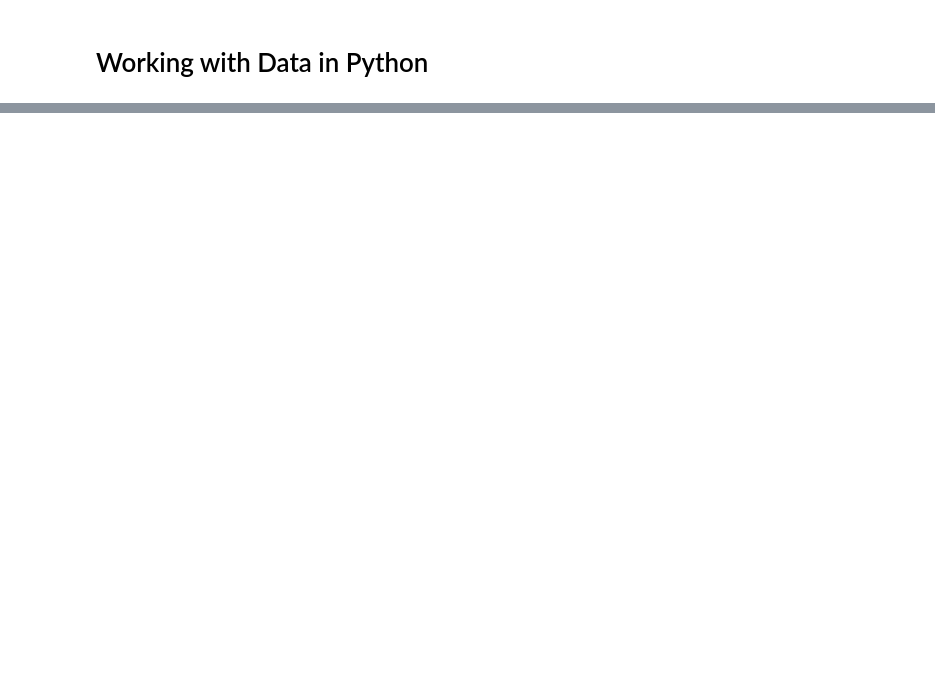
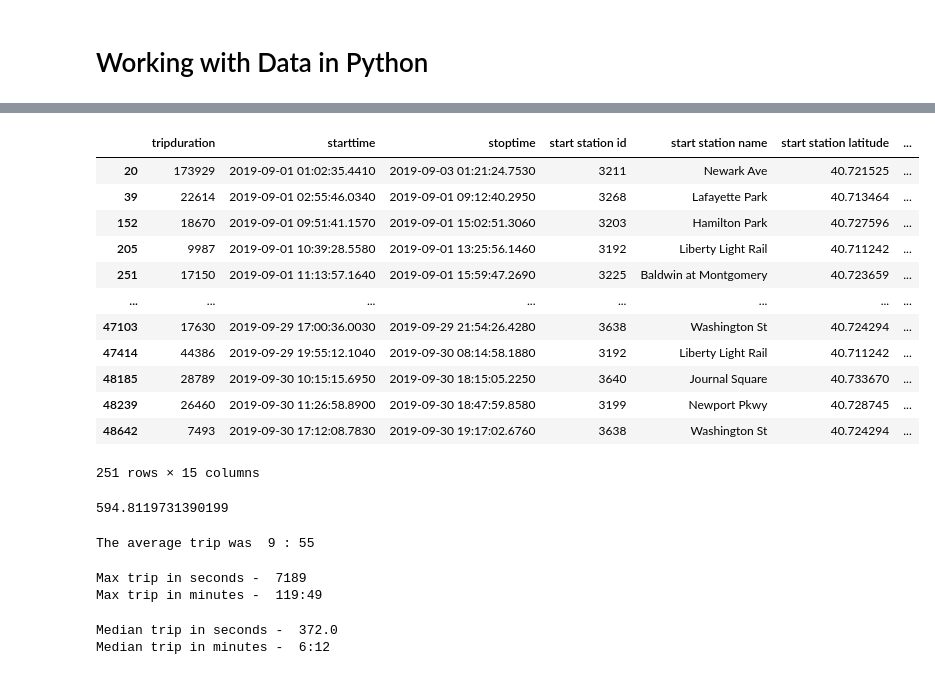
Before and after one commit to nickxscott/INFO658, a Jupyter notebook: notebooks/claudeSandbox/workingwithdata.ipynb, the cells around one changed output, grey strips where cells are left out. Saved outputs shown, nothing was run; the diff lists cells and outputs as text; code cells hidden in the pictures; blank space fills up the shorter version.

```diff
--- a/notebooks/claudeSandbox/workingwithdata.ipynb
+++ b/notebooks/claudeSandbox/workingwithdata.ipynb
@@ -63,0 +139,33 @@ download_url
+# %%
+#great! bikeid is now being read as a string (or "object" in pandas parlance).
+
+#something else we might want to do with our dataframe is to sort it. We notice there's a column for trip duration. This is the length of the trip in seconds. Perhaps we want to sort
+#our dataframe starting with the longest trip to the shortest. We can do this using the sort_values() method and selecting a column. The default behavior of this method is to sort
+#in ascending order (smallest to largest), so to do the opposite we need to add the argument "ascending=False". Let's view the top 10 longest rides for this month
+
+df.sort_values(by='tripduration', ascending=False).head(10)
+
+#wow!, we have three rides that lasted over a million seconds. Looking at the starttime and stoptime columns, we see that these lasted for several weeks.
+#we're pretty sure people don't ride citibikes for that long, so this was clearly a technical mistake. Perhaps the user didn't dock the bike correctly, or the bike was stolen
+#and never docked. Regardless, we should remove these values from our dataset before moving forward, as we can't do much with them, and these big numbers will throw off any
+#analysis that we try to do. Maybe it's a good idea to remove any ride longer than 2 hours. Let's see how many there are in our dataset. To find these, we'll first claculate
+#the number of seconds in 4 hours, then find these values using the .loc[] method.
+
+four_hours=2*60*60
+four_hours
+
+df.loc[df.tripduration>=four_hours]
+# %% [output]
+|  | tripduration | starttime | stoptime | start station id | start station name | start station latitude | ... |
+| 20 | 173929 | 2019-09-01 01:02:35.4410 | 2019-09-03 01:21:24.7530 | 3211 | Newark Ave | 40.721525 | ... |
+| 39 | 22614 | 2019-09-01 02:55:46.0340 | 2019-09-01 09:12:40.2950 | 3268 | Lafayette Park | 40.713464 | ... |
+| 152 | 18670 | 2019-09-01 09:51:41.1570 | 2019-09-01 15:02:51.3060 | 3203 | Hamilton Park | 40.727596 | ... |
+| 205 | 9987 | 2019-09-01 10:39:28.5580 | 2019-09-01 13:25:56.1460 | 3192 | Liberty Light Rail | 40.711242 | ... |
+| 251 | 17150 | 2019-09-01 11:13:57.1640 | 2019-09-01 15:59:47.2690 | 3225 | Baldwin at Montgomery | 40.723659 | ... |
+| ... | ... | ... | ... | ... | ... | ... | ... |
+| 47103 | 17630 | 2019-09-29 17:00:36.0030 | 2019-09-29 21:54:26.4280 | 3638 | Washington St | 40.724294 | ... |
+| 47414 | 44386 | 2019-09-29 19:55:12.1040 | 2019-09-30 08:14:58.1880 | 3192 | Liberty Light Rail | 40.711242 | ... |
+| 48185 | 28789 | 2019-09-30 10:15:15.6950 | 2019-09-30 18:15:05.2250 | 3640 | Journal Square | 40.733670 | ... |
+| 48239 | 26460 | 2019-09-30 11:26:58.8900 | 2019-09-30 18:47:59.8580 | 3199 | Newport Pkwy | 40.728745 | ... |
+| 48642 | 7493 | 2019-09-30 17:12:08.7830 | 2019-09-30 19:17:02.6760 | 3638 | Washington St | 40.724294 | ... |
+251 rows × 15 columns
@@ -63,0 +176,47 @@ download_url
+# %%
+#Great, now let's get some summary statistics from our data. Perhaps we want to know
+#the average trip duration. We can find this using the .mean() method on the column.
+
+df_clean.tripduration.mean()
+# %% [output]
+594.8119731390199
+# %%
+#621 seconds. Let's see if we can convert that to minutes. We'll do that by dividing the seconds by 60 and using the int() function to strip off the decimal values
+minutes=int(df_clean.tripduration.mean()/60)
+#we'll then find the seconds using the modulo operator, which will give us the remainder of the division. We'll then use the round() function to round the decimal to the nearest second
+seconds=round(df_clean.tripduration.mean()%60)
+
+#now let's print the result
+
+print('The average trip was ', minutes, ':', seconds)
+# %% [output]
+The average trip was  9 : 55
+# %%
+#Great! Converting seconds to minutes sounds like something we might want to do again. Let's write a function to do this faster next time.
+def seconds_to_minutes(sec):
+    minutes=int(sec/60)
+    seconds=round(sec%60)
+    return str(minutes)+':'+str(seconds)
+
+#this will take seconds as an input and return a string in the form of 'minutes:seconds'
+
+#Let's use our function to find the longest trip duration in the dataset and convert it to minutes! We'll use the .max() method to do this.
+max_trip = df_clean.tripduration.max()
+
+print('Max trip in seconds - ', max_trip)
+print('Max trip in minutes - ', seconds_to_minutes(max_trip))
+# %% [output]
+Max trip in seconds -  7189
+Max trip in minutes -  119:49
+# %%
+#it seems like we might have skew to our data, even after cleaning up some of those long trips. This makes sense, as a ride can't last less than 0 seconds,
+#but there's no max limit to how long they can last. That sounds like a classic set-up for right-skewed data Let's find the median trip duration, as that
+#might be a better measure of our typical trip duration than the mean. We'll use the .median() method.
+
+median_trip = df_clean.tripduration.median()
+
+print('Median trip in seconds - ', median_trip)
+print('Median trip in minutes - ', seconds_to_minutes(median_trip))
+# %% [output]
+Median trip in seconds -  372.0
+Median trip in minutes -  6:12
```
Also changed, not shown: parts of 29 cells of this notebook, 2 other files.
